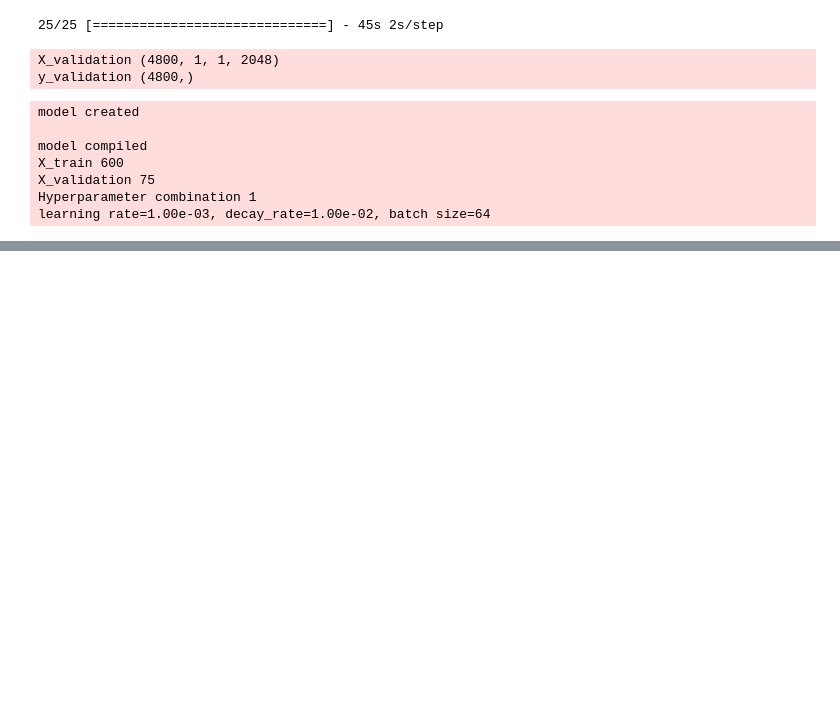
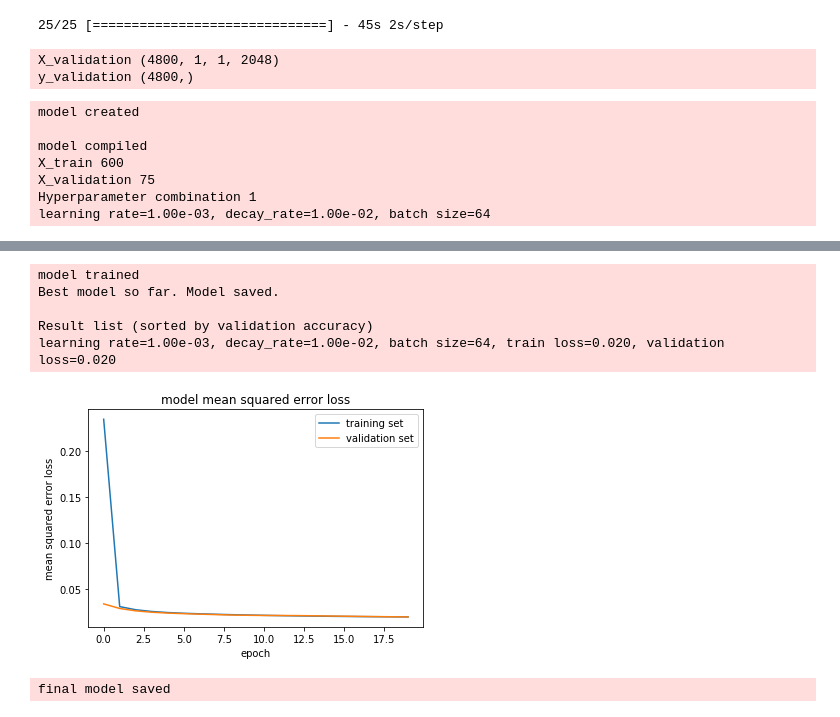
Before and after one commit to WangYuanMike/CarND-Behavioral-Cloning-P3, a Jupyter notebook: model.ipynb, the cells around one changed output, grey strips where cells are left out. Cells and saved outputs as stored; diff of their text form; code cells hidden in the pictures; blank space fills up the shorter version.

Commit message:
Train first ResNet transfer learning model

```diff
--- a/model.ipynb
+++ b/model.ipynb
@@ -179,10 +179,25 @@ y_validation (4800,)
 ############################################################################
 # Transfer learning with ResNet bottleneck features
 ############################################################################
+import csv
+import cv2
+import matplotlib.pyplot as plt
+import numpy as np
+import logging
+import sklearn
+from sklearn.model_selection import train_test_split
+from sklearn.utils import shuffle
+from keras import applications
 from keras.models import Sequential, Model
-from keras.layers import Flatten, Dense, Lambda, Cropping2D
+from keras.layers import Flatten, Dense, Lambda, Cropping2D, Input
 from keras import optimizers
+import tensorflow as tf
 
+logger = logging.getLogger()
+logger.setLevel(logging.INFO) #logging.INFO logging.DEBUG
+if logger.handlers == []:
+    ch = logging.StreamHandler()
+    logger.addHandler(ch)
 
 # Define transfer learning generator
 def transfer_learning_generator(X_samples, y_samples, batch_size=64):
@@ -288,17 +303,17 @@ plt.show()
 
 # Prepare for creating final model
 preprocessing_model = Sequential()
-preprocessing_model.add(Cropping2D(cropping=((65, 25), (0,0))))
-preprocessing_model.add(Reshape((224, 224, 3), input_shape=(70, 320, 3)))
+preprocessing_model.add(Cropping2D(cropping=((65, 25), (0,0)), input_shape=(160, 320, 3)))
+preprocessing_model.add(Lambda(lambda x: tf.image.resize_images(x, size=(224, 224))))
 preprocessing_model.add(Lambda(lambda x: x / 255.0 - 0.5, input_shape=(224, 224, 3)))
 resnet_model = applications.resnet50.ResNet50(include_top=False, weights='imagenet')
 
 # Create final model
 image = Input(shape=(320, 160, 3))
-resnet_input = preprocessing_model(x)
+resnet_input = preprocessing_model(image)
 feature_input = resnet_model(resnet_input)
 angle = best_model(feature_input)
-final_model = Model(inputs=image, outpus=angle)
+final_model = Model(inputs=image, outputs=angle)
 
 # Save final model
 final_model.save('model.h5')
@@ -318,0 +346,7 @@ Epoch 3/20
+model trained
+Best model so far. Model saved.
+
+Result list (sorted by validation accuracy)
+learning rate=1.00e-03, decay_rate=1.00e-02, batch size=64, train loss=0.020, validation loss=0.020
+[figure, added]
+final model saved
```
Also changed, not shown: parts of 1 cell of this notebook, 1 other file.
